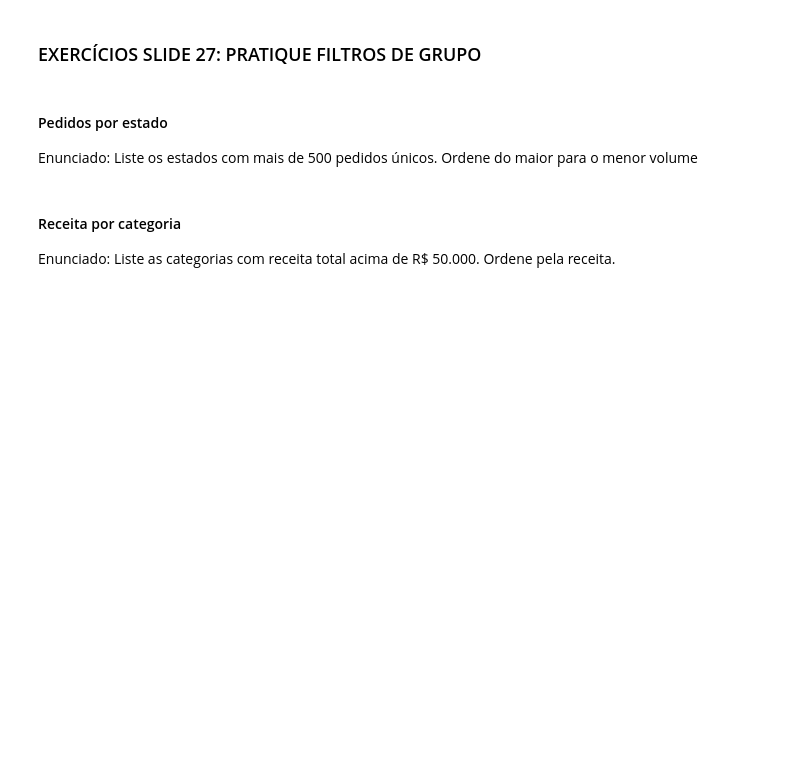
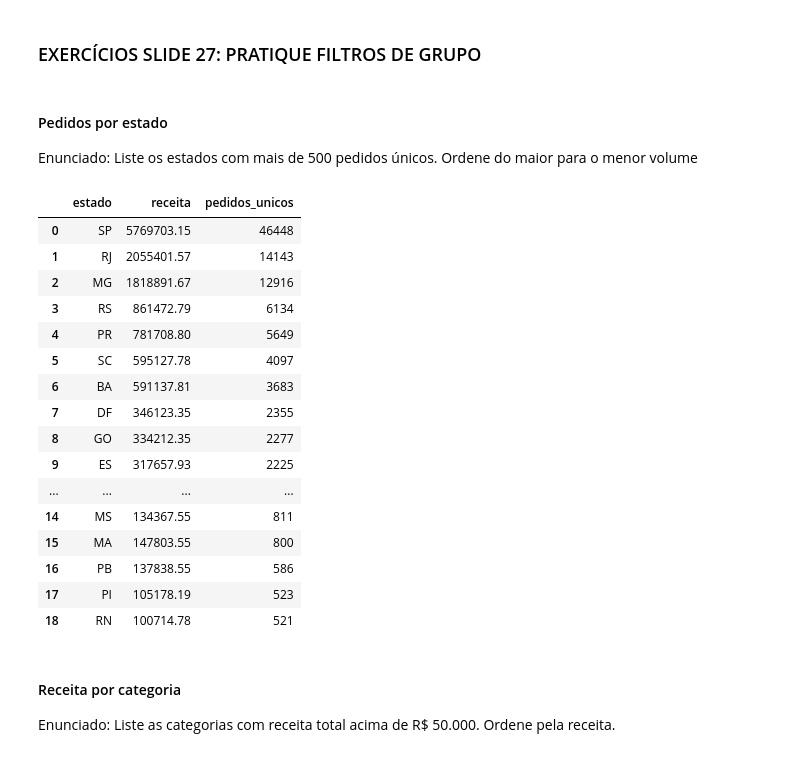
Before and after one commit to orlandovcj/Semana_9, a Jupyter notebook: Exercício/SEMANA_9.ipynb, the cells around one changed output. Cells and saved outputs as stored; diff of their text form; code cells hidden in the pictures; blank space fills up the shorter version.

```diff
--- a/Exercício/SEMANA_9.ipynb
+++ b/Exercício/SEMANA_9.ipynb
@@ -614,6 +639,37 @@ AttributeError: 'NoneType' object has no attribute 'df'
 #### Pedidos por estado
 
 Enunciado: Liste os estados com mais de 500 pedidos únicos. Ordene do maior para o menor volume
+# %%
+banco_dados.sql("""
+SELECT
+    c.customer_state AS estado,
+    SUM(f.valor_total) AS receita,
+    COUNT(f.order_id) as pedidos_unicos
+FROM fato_vendas f
+JOIN dim_cliente c
+ON f.cliente_sk = c.cliente_sk
+GROUP BY c.customer_state
+HAVING COUNT(f.order_id) > 500
+ORDER BY pedidos_unicos DESC
+""").df()
+# %% [output]
+|  | estado | receita | pedidos_unicos |
+| 0 | SP | 5769703.15 | 46448 |
+| 1 | RJ | 2055401.57 | 14143 |
+| 2 | MG | 1818891.67 | 12916 |
+| 3 | RS | 861472.79 | 6134 |
+| 4 | PR | 781708.80 | 5649 |
+| 5 | SC | 595127.78 | 4097 |
+| 6 | BA | 591137.81 | 3683 |
+| 7 | DF | 346123.35 | 2355 |
+| 8 | GO | 334212.35 | 2277 |
+| 9 | ES | 317657.93 | 2225 |
+| ... | ... | ... | ... |
+| 14 | MS | 134367.55 | 811 |
+| 15 | MA | 147803.55 | 800 |
+| 16 | PB | 137838.55 | 586 |
+| 17 | PI | 105178.19 | 523 |
+| 18 | RN | 100714.78 | 521 |
 # %% [markdown]
 #### Receita por categoria
 
```
Also changed, not shown: parts of 7 cells of this notebook.
